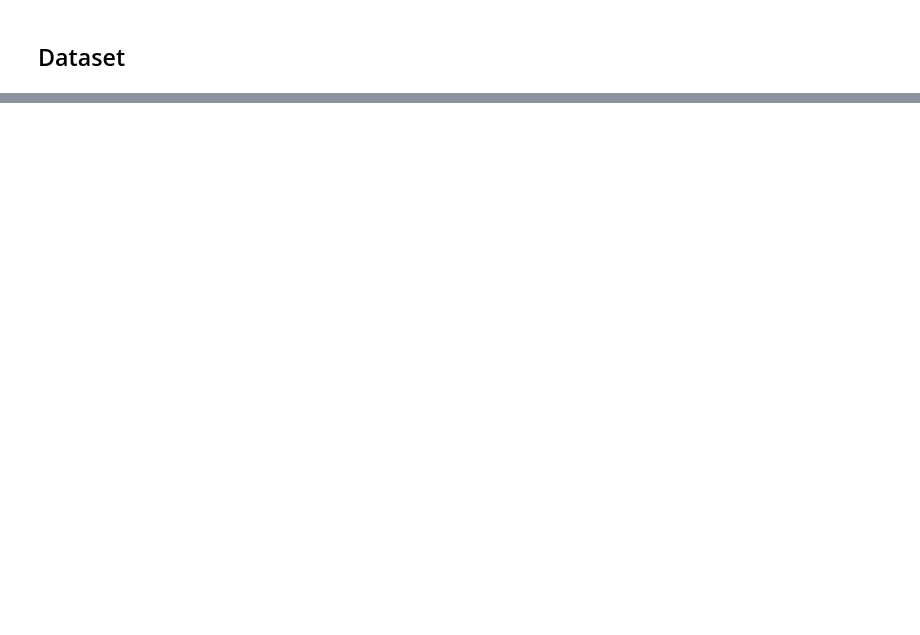
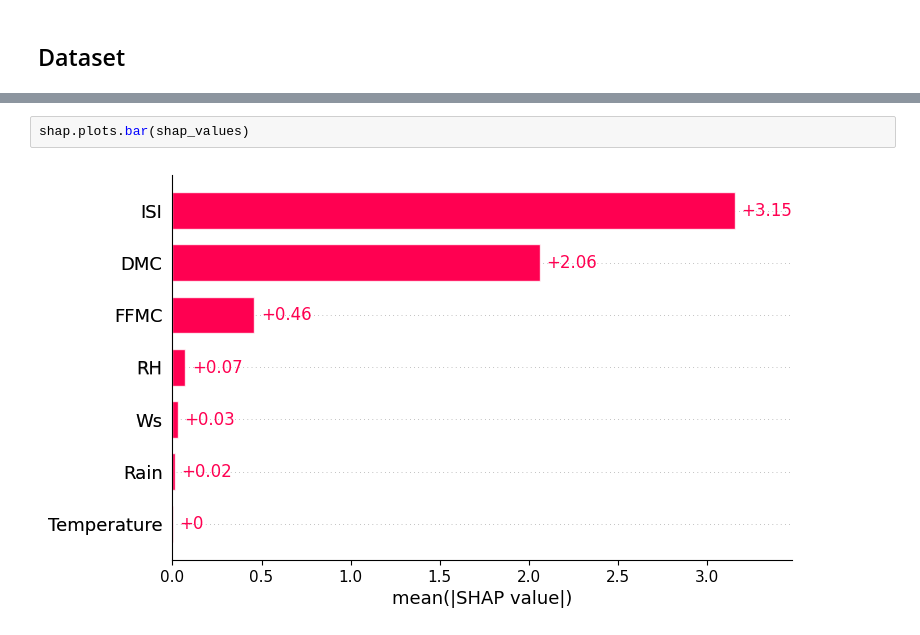
Before and after one commit to simonsymhoven/shap-thesis, a Jupyter notebook: notebooks/forest/forest.ipynb, the cells around one changed output, grey strips where cells are left out. Drawn from its saved outputs; the diff is of its cells as text; blank space fills up the shorter version.

```diff
--- a/notebooks/forest/forest.ipynb
+++ b/notebooks/forest/forest.ipynb
@@ -49,0 +164,4 @@ print(table)
+# %%
+shap.plots.bar(shap_values)
+# %% [output]
+[figure, added]
```
Also changed, not shown: parts of 21 cells of this notebook, 6 other files.
